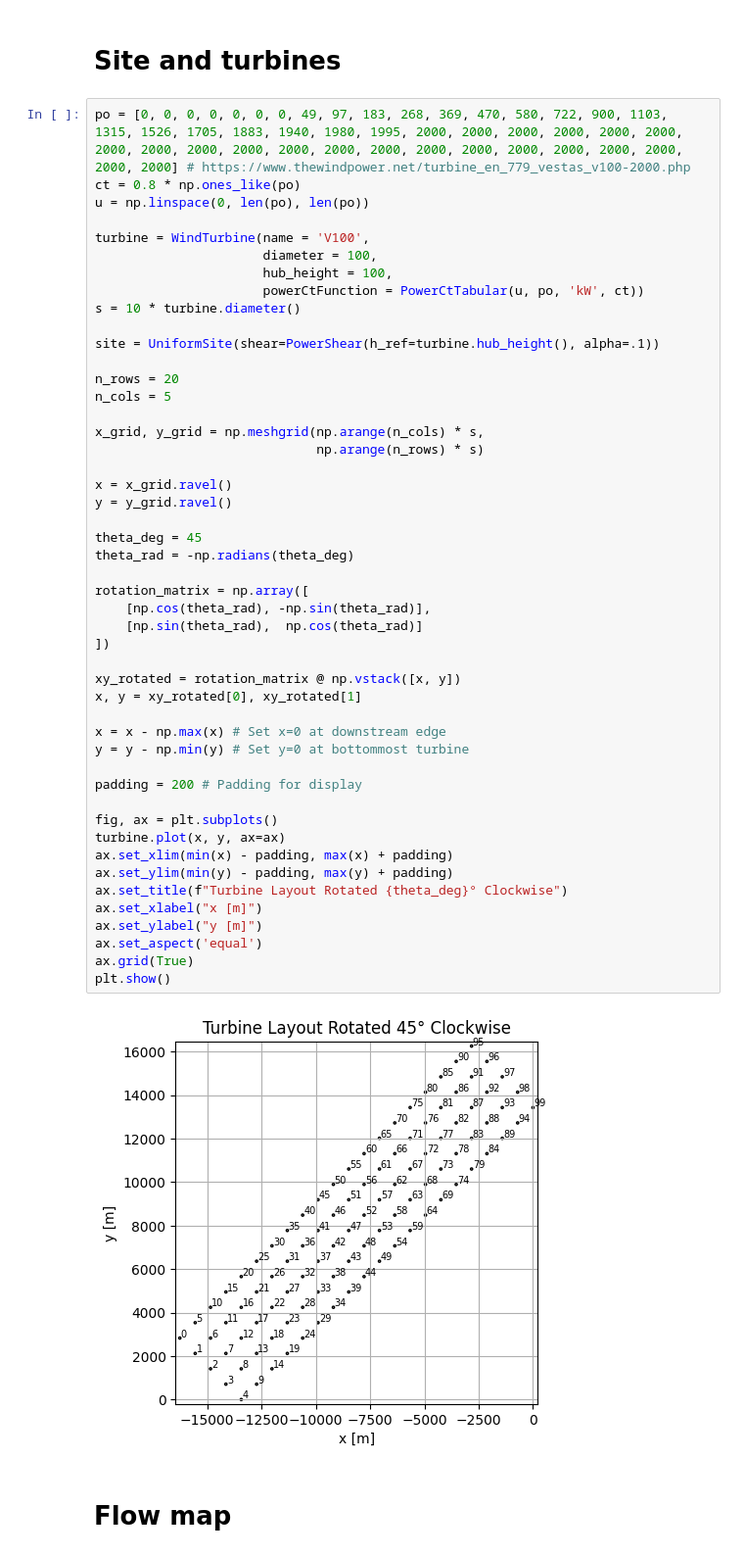
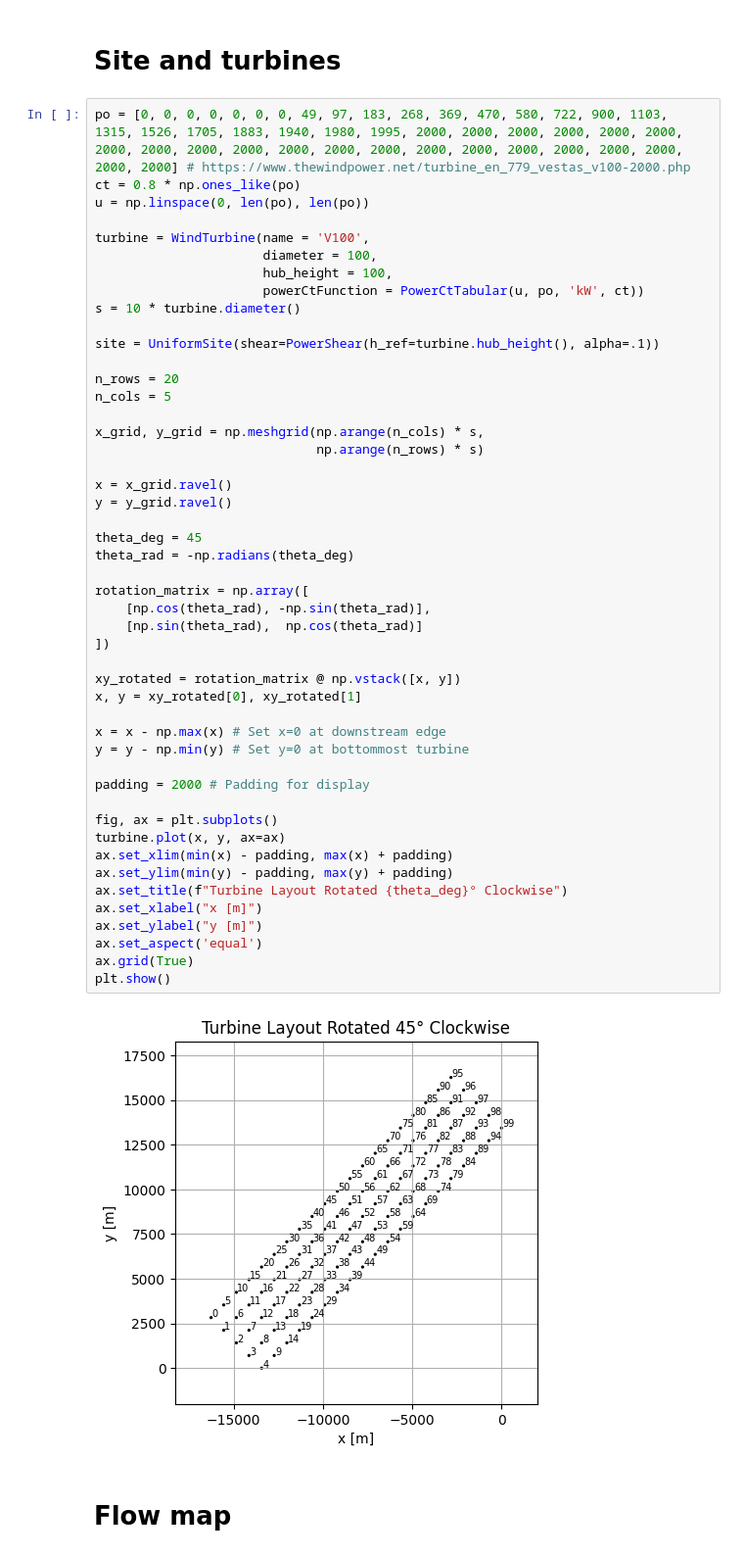
Before and after one commit to marcinsadowy/WTABL, a Jupyter notebook: ArbitraryLayouts/pywake_simple_comparison.ipynb, the cells around one changed output. Shown at 98% size. Saved outputs shown, nothing was run; the diff lists cells and outputs as text.

```diff
--- a/ArbitraryLayouts/pywake_simple_comparison.ipynb
+++ b/ArbitraryLayouts/pywake_simple_comparison.ipynb
@@ -37,35 +37,35 @@ x_grid, y_grid = np.meshgrid(np.arange(n_cols) * s,
 
 x = x_grid.ravel()
 y = y_grid.ravel()
 
 theta_deg = 45
 theta_rad = -np.radians(theta_deg)
 
 rotation_matrix = np.array([
     [np.cos(theta_rad), -np.sin(theta_rad)],
     [np.sin(theta_rad),  np.cos(theta_rad)]
 ])
 
 xy_rotated = rotation_matrix @ np.vstack([x, y])
 x, y = xy_rotated[0], xy_rotated[1]
 
 x = x - np.max(x) # Set x=0 at downstream edge
 y = y - np.min(y) # Set y=0 at bottommost turbine
 
-padding = 200 # Padding for display
+padding = 2000 # Padding for display
 
 fig, ax = plt.subplots()
 turbine.plot(x, y, ax=ax)
 ax.set_xlim(min(x) - padding, max(x) + padding)
 ax.set_ylim(min(y) - padding, max(y) + padding)
 ax.set_title(f"Turbine Layout Rotated {theta_deg}° Clockwise")
 ax.set_xlabel("x [m]")
 ax.set_ylabel("y [m]")
 ax.set_aspect('equal')
 ax.grid(True)
 plt.show()
 # %% [output]
-[figure, old version]
+[figure, new version]
 # %% [markdown]
 # Flow map
 # %%
```
Also changed, not shown: parts of 6 cells of this notebook, 5 other files.
